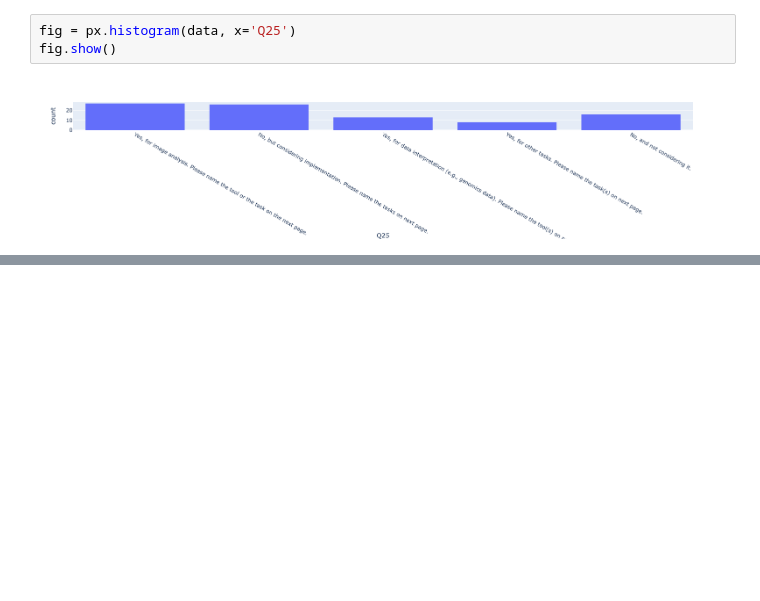
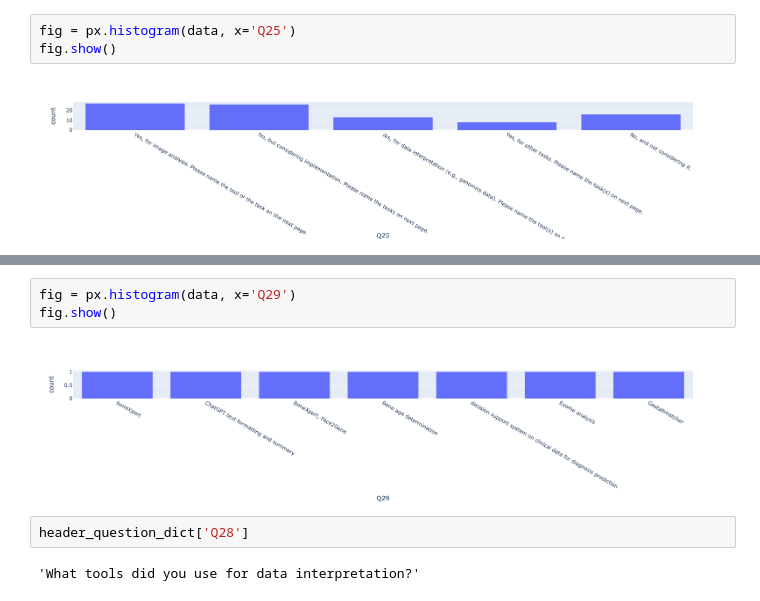
Before and after one commit to behjava/Bone2Gene_Survey, a Jupyter notebook: B2G_Survey_Analysis.ipynb, the cells around one changed output, grey strips where cells are left out. Drawn from its saved outputs; the diff is of its cells as text; blank space fills up the shorter version.

```diff
--- a/B2G_Survey_Analysis.ipynb
+++ b/B2G_Survey_Analysis.ipynb
@@ -286,0 +315,9 @@ fig.show()
+# %%
+fig = px.histogram(data, x='Q29')
+fig.show()
+# %% [output]
+[figure, added]
+# %%
+header_question_dict['Q28']
+# %% [output]
+'What tools did you use for data interpretation?'
```
Also changed, not shown: parts of 29 cells of this notebook.
